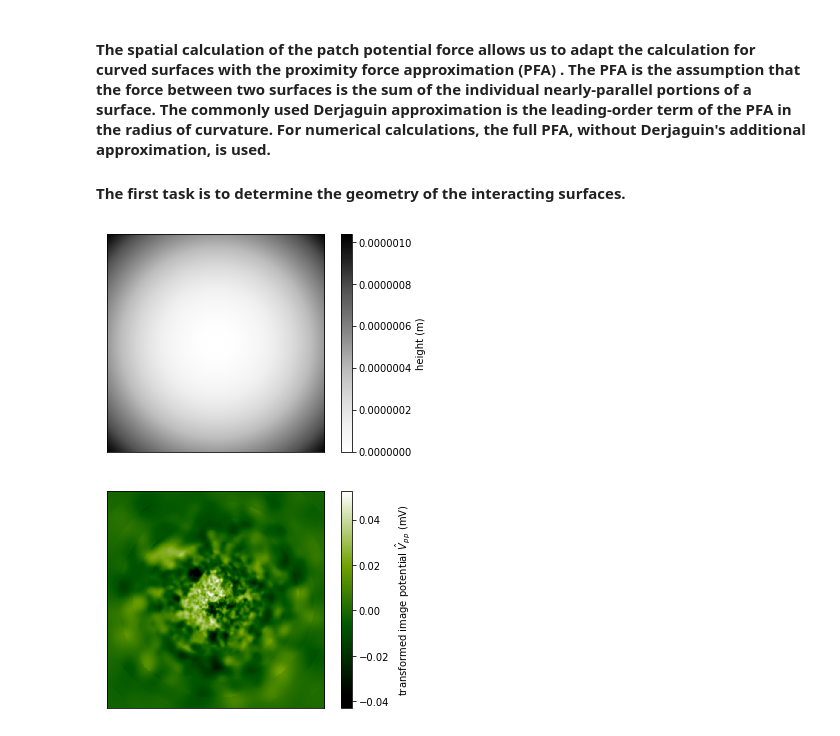
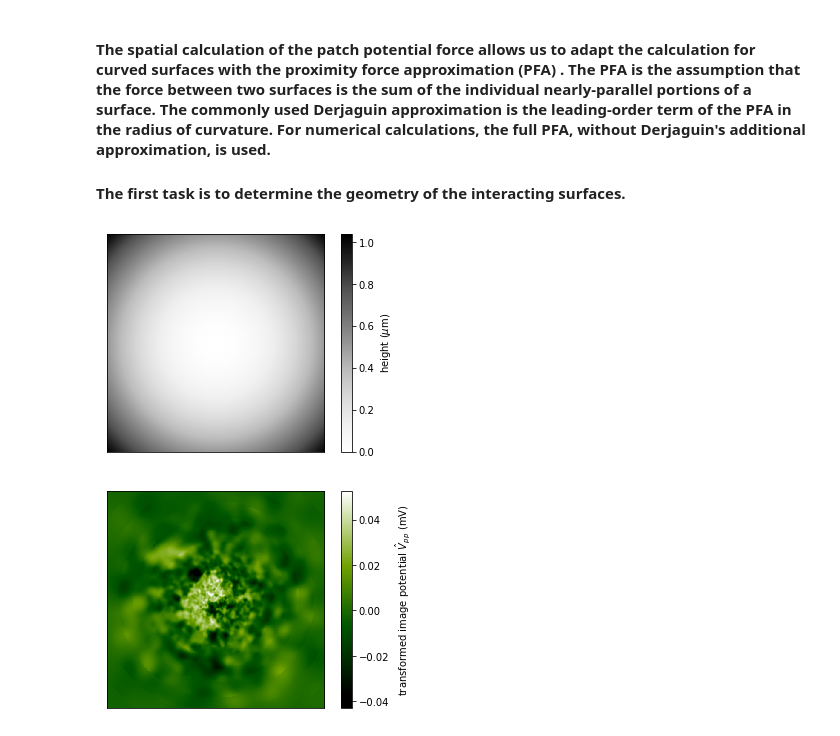
Before and after one commit to jlgarrett/NISEpy, a Jupyter notebook: PFApatchpotentials/Patches_On_2surfaces_Supplemental.ipynb, the cells around one changed output. Cells and saved outputs as stored; diff of their text form; code cells hidden in the pictures.

```diff
--- a/PFApatchpotentials/Patches_On_2surfaces_Supplemental.ipynb
+++ b/PFApatchpotentials/Patches_On_2surfaces_Supplemental.ipynb
@@ -415,14 +429,14 @@ sph = pp.spheremap(2.46e-5, 512, float(n8B_plate['cleannote']['dx']))
 # %%
 #Here, the white area shows where the sphere comes into contact with the plate
 #The dark regions are further from the plate
 fig, ax = plt.subplots(1,1)
-m1 = ax.imshow(sph, cmap = "Greys")
+m1 = ax.imshow(sph*10**6, cmap = "Greys")
 ax.set_xticks([])
 ax.set_yticks([])
-cb = fig.colorbar(m1, label = "height (m)")
+cb = fig.colorbar(m1, label = "height ($\mu$m)")
 plt.show()
 # %% [output]
-[figure, old version]
+[figure, new version]
 # %%
 #To put patches on the sphere, we must first raise it up a little from the surface
 sph_h = sph + 30e-9
```
Also changed, not shown: parts of 49 cells of this notebook, 1 other file.
